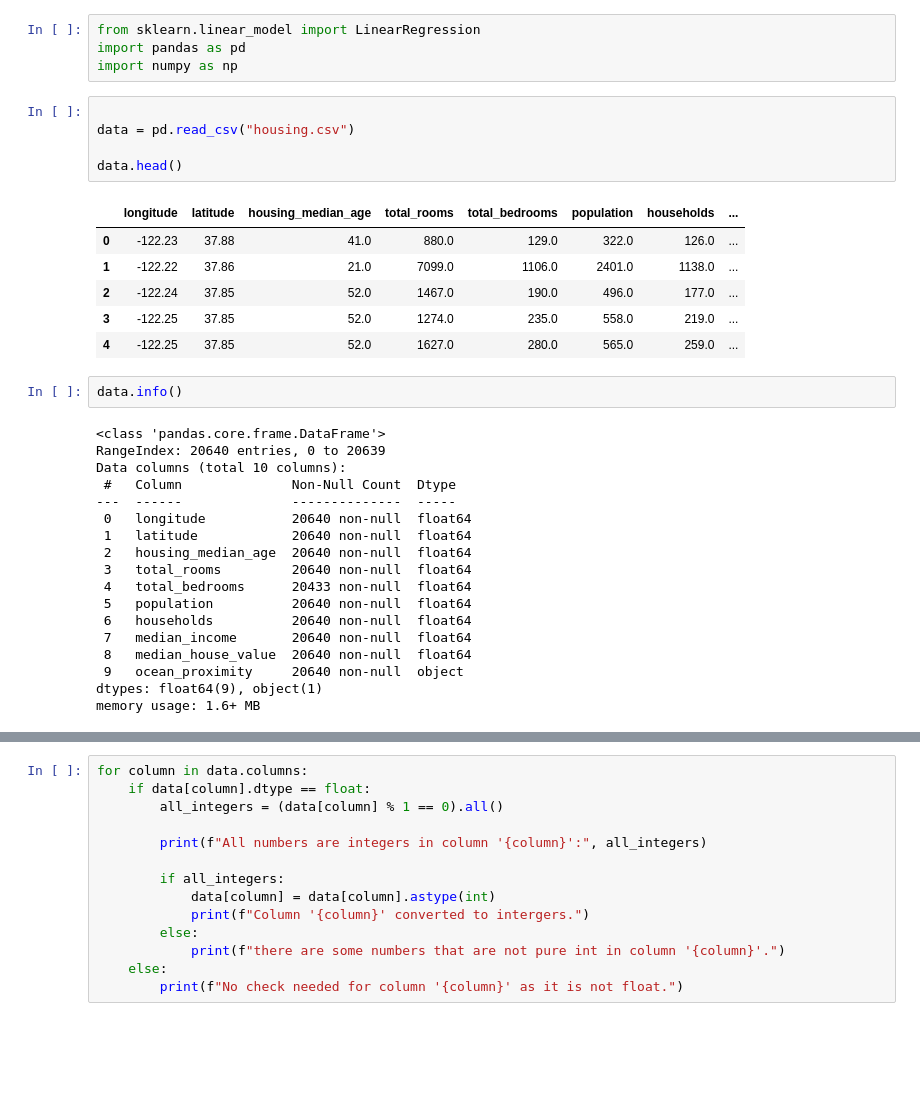
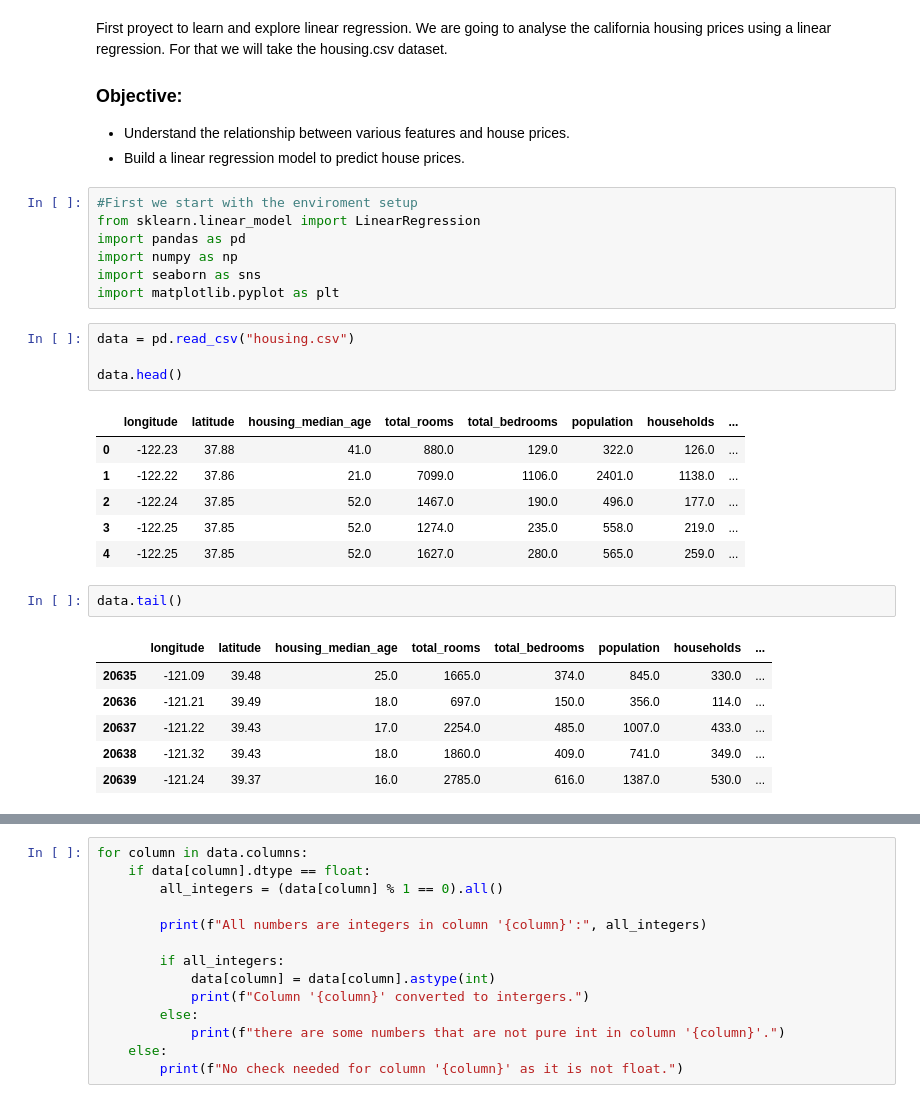
Before and after one commit to iscruc/lineal-regresion, a Jupyter notebook: linear_regression.ipynb, the cells around one changed output, grey strips where cells are left out. Saved outputs shown, nothing was run; the diff lists cells and outputs as text; blank space fills up the shorter version.

```diff
--- a/linear_regression.ipynb
+++ b/linear_regression.ipynb
@@ -1,9 +1,17 @@
+# %% [markdown]
+First proyect to learn and explore linear regression. We are going to analyse the california housing prices using a linear regression. For that we will take the housing.csv dataset.
+
+### Objective:
+- Understand the relationship between various features and house prices.
+- Build a linear regression model to predict house prices.
 # %%
+#First we start with the enviroment setup
 from sklearn.linear_model import LinearRegression
 import pandas as pd
 import numpy as np
+import seaborn as sns
+import matplotlib.pyplot as plt
 # %%
-
 data = pd.read_csv("housing.csv")
 
 data.head()
@@ -15,22 +23,11 @@ data.head()
 | 3 | -122.25 | 37.85 | 52.0 | 1274.0 | 235.0 | 558.0 | 219.0 | ... |
 | 4 | -122.25 | 37.85 | 52.0 | 1627.0 | 280.0 | 565.0 | 259.0 | ... |
 # %%
-data.info()
+data.tail()
 # %% [output]
-<class 'pandas.core.frame.DataFrame'>
-RangeIndex: 20640 entries, 0 to 20639
-Data columns (total 10 columns):
- #   Column              Non-Null Count  Dtype
----  ------              --------------  -----
- 0   longitude           20640 non-null  float64
- 1   latitude            20640 non-null  float64
- 2   housing_median_age  20640 non-null  float64
- 3   total_rooms         20640 non-null  float64
- 4   total_bedrooms      20433 non-null  float64
- 5   population          20640 non-null  float64
- 6   households          20640 non-null  float64
- 7   median_income       20640 non-null  float64
- 8   median_house_value  20640 non-null  float64
- 9   ocean_proximity     20640 non-null  object
-dtypes: float64(9), object(1)
-memory usage: 1.6+ MB
+|  | longitude | latitude | housing_median_age | total_rooms | total_bedrooms | population | households | ... |
+| 20635 | -121.09 | 39.48 | 25.0 | 1665.0 | 374.0 | 845.0 | 330.0 | ... |
+| 20636 | -121.21 | 39.49 | 18.0 | 697.0 | 150.0 | 356.0 | 114.0 | ... |
+| 20637 | -121.22 | 39.43 | 17.0 | 2254.0 | 485.0 | 1007.0 | 433.0 | ... |
+| 20638 | -121.32 | 39.43 | 18.0 | 1860.0 | 409.0 | 741.0 | 349.0 | ... |
+| 20639 | -121.24 | 39.37 | 16.0 | 2785.0 | 616.0 | 1387.0 | 530.0 | ... |
```
Also changed, not shown: parts of 13 cells of this notebook.
